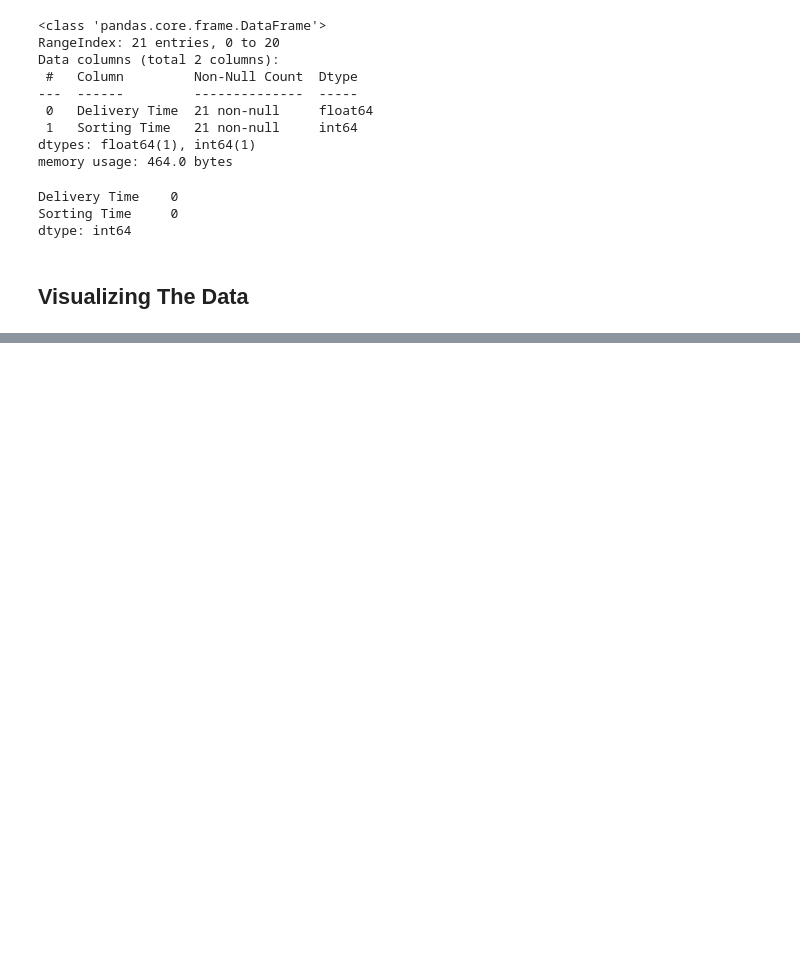
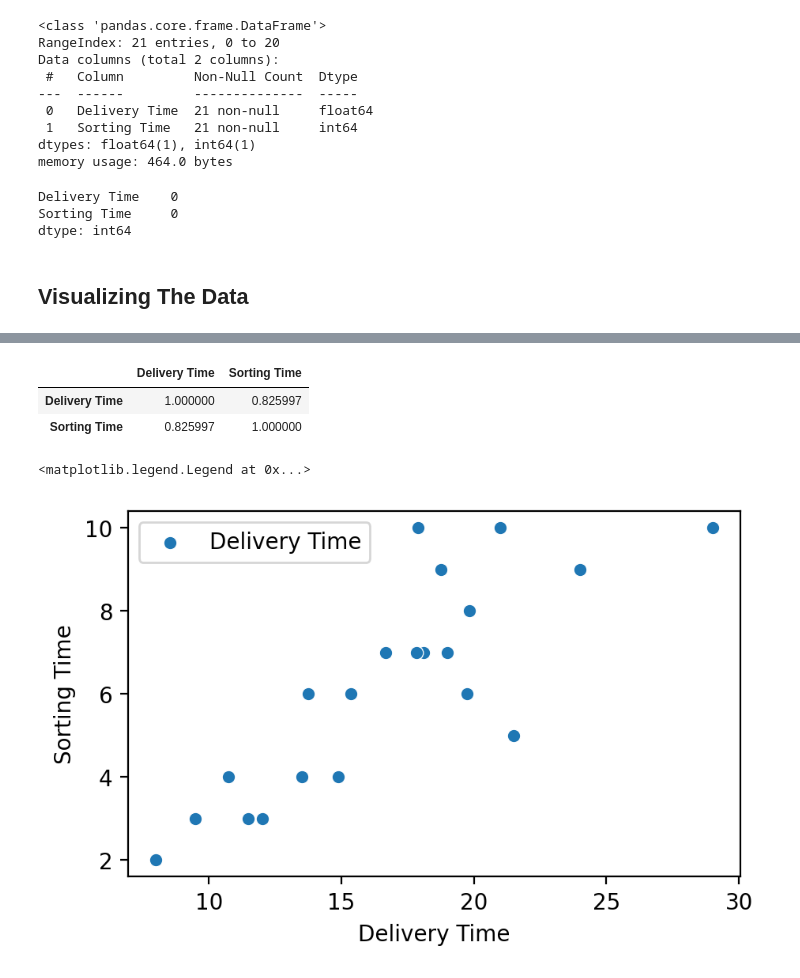
Before and after one commit to kunal-mallick/Data-Science-Assignments, a Jupyter notebook: 04_Simple Linear Regression/Code/Q1.ipynb, the cells around one changed output, grey strips where cells are left out. Drawn from its saved outputs; the diff is of its cells as text; code cells hidden in the pictures; blank space fills up the shorter version.

```diff
--- a/04_Simple Linear Regression/Code/Q1.ipynb
+++ b/04_Simple Linear Regression/Code/Q1.ipynb
@@ -79,0 +83,14 @@ sns.histplot(df['Unit A'], ax = ax[1,1])
+# %%
+df.corr()
+# %% [output]
+|  | Delivery Time | Sorting Time |
+| Delivery Time | 1.000000 | 0.825997 |
+| Sorting Time | 0.825997 | 1.000000 |
+# %%
+l = df.corr()
+
+sns.scatterplot(df['Delivery Time'],df['Sorting Time'])
+plt.legend(l)
+# %% [output]
+<matplotlib.legend.Legend at 0x...>
+[figure, added]
```
Also changed, not shown: parts of 2 cells of this notebook.
